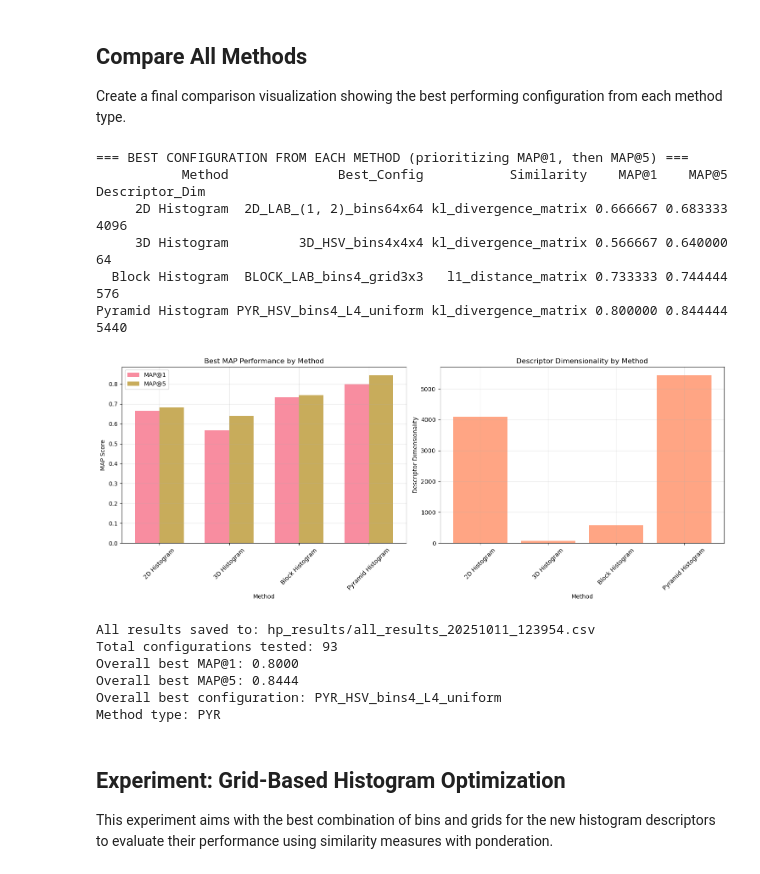
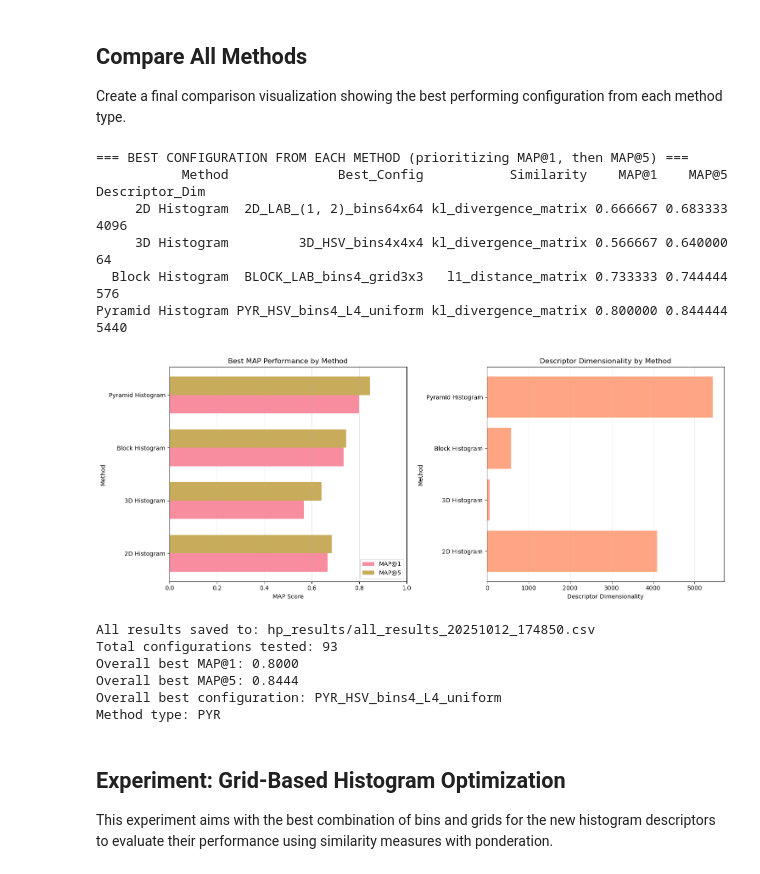
Before and after one commit to MCV-2025-C1-Project/Team2, a Jupyter notebook: Week2/Hyperparameter_search_analysis.ipynb, the cells around one changed output. Saved outputs shown, nothing was run; the diff lists cells and outputs as text; code cells hidden in the pictures.

```diff
--- a/Week2/Hyperparameter_search_analysis.ipynb
+++ b/Week2/Hyperparameter_search_analysis.ipynb
@@ -868,65 +868,65 @@ df_comparison = pd.DataFrame(comparison_data)
 print("=== BEST CONFIGURATION FROM EACH METHOD (prioritizing MAP@1, then MAP@5) ===")
 print(df_comparison.to_string(index=False))
 
-# --- Visualization (unchanged) ---
+# --- Visualization ---
 fig, (ax1, ax2) = plt.subplots(1, 2, figsize=(15, 6))
 
-# MAP comparison
-x_pos = np.arange(len(df_comparison['Method']))
-width = 0.35
+# MAP comparison (horizontal)
+y_pos = np.arange(len(df_comparison['Method']))
+height = 0.35
 
-ax1.bar(x_pos - width/2, df_comparison['MAP@1'], width, label='MAP@1', alpha=0.8)
-ax1.bar(x_pos + width/2, df_comparison['MAP@5'], width, label='MAP@5', alpha=0.8)
-ax1.set_xlabel('Method')
-ax1.set_ylabel('MAP Score')
+ax1.barh(y_pos - height/2, df_comparison['MAP@1'], height, label='MAP@1', alpha=0.8)
+ax1.barh(y_pos + height/2, df_comparison['MAP@5'], height, label='MAP@5', alpha=0.8)
+ax1.set_xlim(0, 1)
+ax1.set_ylabel('Method')
+ax1.set_xlabel('MAP Score')
 ax1.set_title('Best MAP Performance by Method')
-ax1.set_xticks(x_pos)
-ax1.set_xticklabels(df_comparison['Method'], rotation=45)
+ax1.set_yticks(y_pos)
+ax1.set_yticklabels(df_comparison['Method'])
 ax1.legend()
-ax1.grid(True, alpha=0.3)
+ax1.grid(True, alpha=0.3, axis='x')
 
-# Descriptor dimensionality comparison
-ax2.bar(df_comparison['Method'], df_comparison['Descriptor_Dim'], color='coral', alpha=0.7)
-ax2.set_xlabel('Method')
-ax2.set_ylabel('Descriptor Dimensionality')
+# Descriptor dimensionality comparison (horizontal)
+ax2.barh(df_comparison['Method'], df_comparison['Descriptor_Dim'], color='coral', alpha=0.7)
+ax2.set_ylabel('Method')
+ax2.set_xlabel('Descriptor Dimensionality')
 ax2.set_title('Descriptor Dimensionality by Method')
-ax2.set_xticklabels(df_comparison['Method'], rotation=45)
-ax2.grid(True, alpha=0.3)
+ax2.grid(True, alpha=0.3, axis='x')
 
 plt.tight_layout()
 plt.show()
 
 # Save all results
 timestamp = time.strftime("%Y%m%d_%H%M%S")
 results_file = os.path.join(RESULTS_DIR, f"all_results_{timestamp}.csv")
 
 # Combine all results
 all_results = pd.concat([df_2d, df_3d, df_block, df_pyramid], ignore_index=True)
 all_results['method_type'] = all_results['config'].apply(lambda x: x.split('_')[0])
 all_results.to_csv(results_file, index=False)
 
 # --- Find overall best configuration (prioritizing MAP@1, then MAP@5) ---
 best_overall = (
     all_results
     .sort_values(by=['MAP@1', 'MAP@5'], ascending=[False, False])
     .iloc[0]
 )
 
 print(f"\nAll results saved to: {results_file}")
 print(f"Total configurations tested: {len(all_results)//3}")  # Divide by 3 because we test 3 similarity measures
 print(f"Overall best MAP@1: {best_overall['MAP@1']:.4f}")
 print(f"Overall best MAP@5: {best_overall['MAP@5']:.4f}")
 print(f"Overall best configuration: {best_overall['config']}")
 print(f"Method type: {best_overall['method_type']}")
 # %% [output]
 === BEST CONFIGURATION FROM EACH METHOD (prioritizing MAP@1, then MAP@5) ===
            Method              Best_Config           Similarity    MAP@1    MAP@5  Descriptor_Dim
      2D Histogram  2D_LAB_(1, 2)_bins64x64 kl_divergence_matrix 0.666667 0.683333            4096
      3D Histogram         3D_HSV_bins4x4x4 kl_divergence_matrix 0.566667 0.640000              64
   Block Histogram  BLOCK_LAB_bins4_grid3x3   l1_distance_matrix 0.733333 0.744444             576
 Pyramid Histogram PYR_HSV_bins4_L4_uniform kl_divergence_matrix 0.800000 0.844444            5440
-[figure, old version]
+[figure, new version]
-All results saved to: hp_results/all_results_20251011_123954.csv
+All results saved to: hp_results/all_results_20251012_174850.csv
 Total configurations tested: 93
 Overall best MAP@1: 0.8000
 Overall best MAP@5: 0.8444
```
Also changed, not shown: parts of 7 cells of this notebook.
